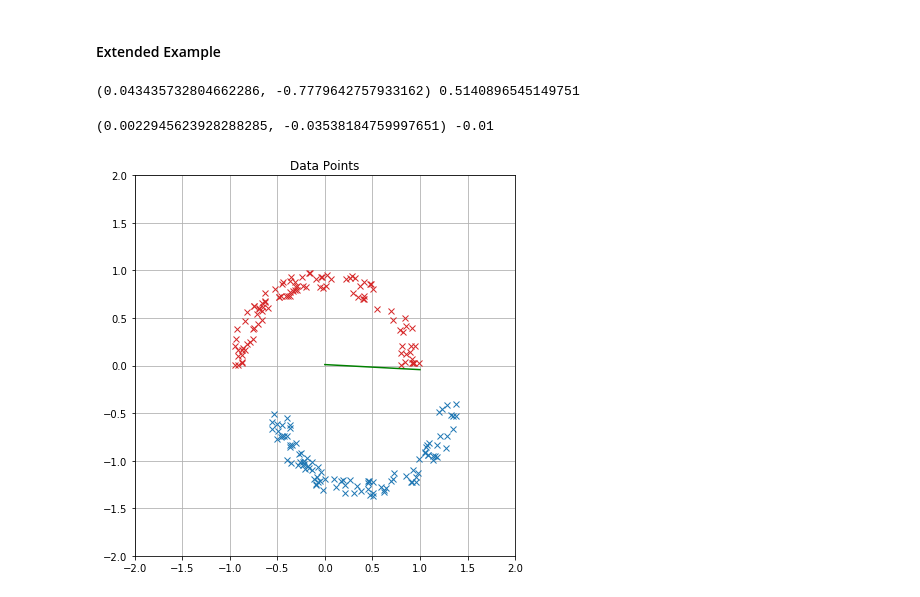
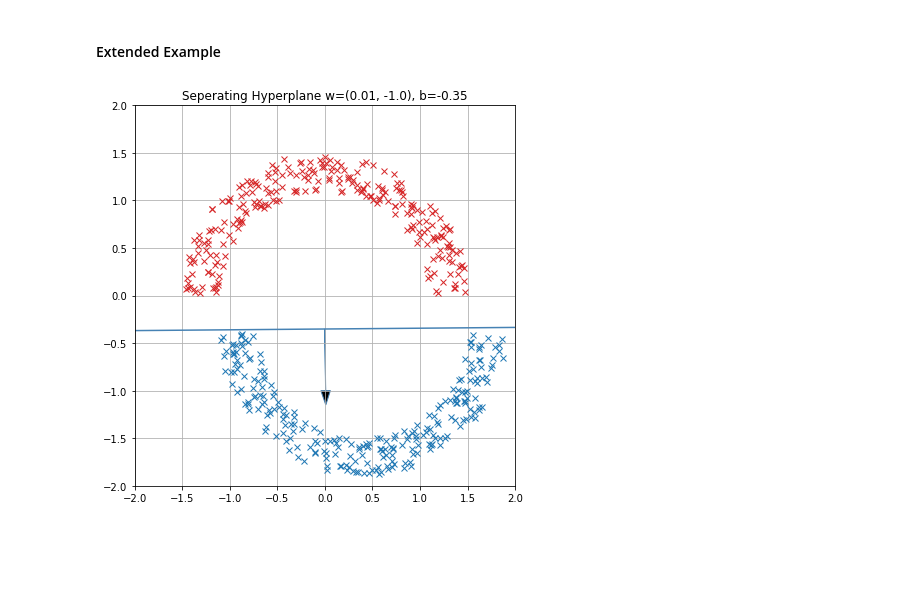
Before and after one commit to apefind/math, a Jupyter notebook: notebook/neural_networks.ipynb, the cells around one changed output. Drawn from its saved outputs; the diff is of its cells as text; code cells hidden in the pictures; blank space fills up the shorter version.

```diff
--- a/notebook/neural_networks.ipynb
+++ b/notebook/neural_networks.ipynb
@@ -528,5 +549,20 @@ analyze_boolean_approx(NAND, a, da, fire, S, E, trials)
 # %% [markdown]
 #### Extended Example
+# %%
+def get_annulus_segment_points(x=0.0, y=0.0, r0=0.0, r1=1.0, a0=0.0, a1=math.pi, n=250):
+    P = []
+    for _ in range(n):
+        a, s = random.uniform(a0, a1), random.uniform(r0, r1)
+        P.append((x + s * math.cos(a), y + s * math.sin(a)))
+    return P
+
+
+def get_annulus_test_data(x=0.4, y=-0.4, r0=1.1, r1=1.5, n=125):
+    A0 = get_annulus_segment_points(r0=r0, r1=r1, n=n)
+    A1 = get_annulus_segment_points(x=x, y=y, a0=math.pi, a1=2 * math.pi, r0=r0, r1=r1, n=n)
+    T = [(u, 0) for u in A0] + [(u, 1) for u in A1]
+    random.shuffle(T)
+    return A0, A1, T
 # %%
 import matplotlib
 import matplotlib.pyplot as plot
@@ -536,14 +572,21 @@ import matplotlib.pyplot as plot
 # matplotlib.style.use("default")
 
 
-def plot_annulus_points(A0, A1, t=2.0, size=(7, 7)):
+def plot_annulus_classification(A0, A1, w, b, t=2.0, size=(7, 7)):
+
+    def ln(x):
+        return - x * w[0] / w [1] - b / w[1]
+
     fig = plot.figure()
     fig.set_size_inches(*size)
     ax = plot.axes()
     ax.set_aspect('equal')
-    plot.title(f"Data Points")
+    plot.title(f"Seperating Hyperplane w={_rnd(w)}, b={_rnd(b)}")
     plot.grid()
     plot.xlim(-t, t)
     plot.ylim(-t, t)
     plot.plot([x for x, _ in A0], [y for _, y in A0], "x", color="tab:red")
     plot.plot([x for x, _ in A1], [y for _, y in A1], "x", color="tab:blue")
+    plot.plot([-t, t], [ln(-t), ln(t)], color="steelblue")
+    ax.arrow(0.0, b, w[0], w[1] - b, head_width=0.1, head_length=0.15, fc='black', ec='steelblue')
+    plot.show()
@@ -565,24 +593,8 @@ random.shuffle(T)
-# %%
-a, da, fire = sigmoid, dx_sigmoid, heaviside
-s, epochs = 0.01, 2500
-
-a, da, fire = tanh, dx_tanh, step
-s, epochs = 0.01, 2500
-
-w, b = delta_rule(T, a=a, da=da, s=s, epochs=epochs)
-print(w, b)
-# %% [output]
-(0.043435732804662286, -0.7779642757933162) 0.5140896545149751
+# %%
+n = 250
+A0, A1, T = get_annulus_test_data(n=n)
 # %%
 w, b = perceptron(T, s=s, epochs=epochs)
-print(w, b)
+plot_annulus_classification(A0, A1, normed(w), b / norm(w))
 # %% [output]
-(0.0022945623928288285, -0.03538184759997651) -0.01
+[figure, added]
-# %%
-plot_annulus_points(A0, A1)
-V = [(0, -b), (1, w[0] + w[1] + b)]
-X, Y = [x for x, _ in V], [y for _, y in V]
-plot.plot(X, Y, color="green")
-plot.show()
-# %% [output]
-[figure, removed]
```
Also changed, not shown: parts of 13 cells of this notebook, 6 other files.
